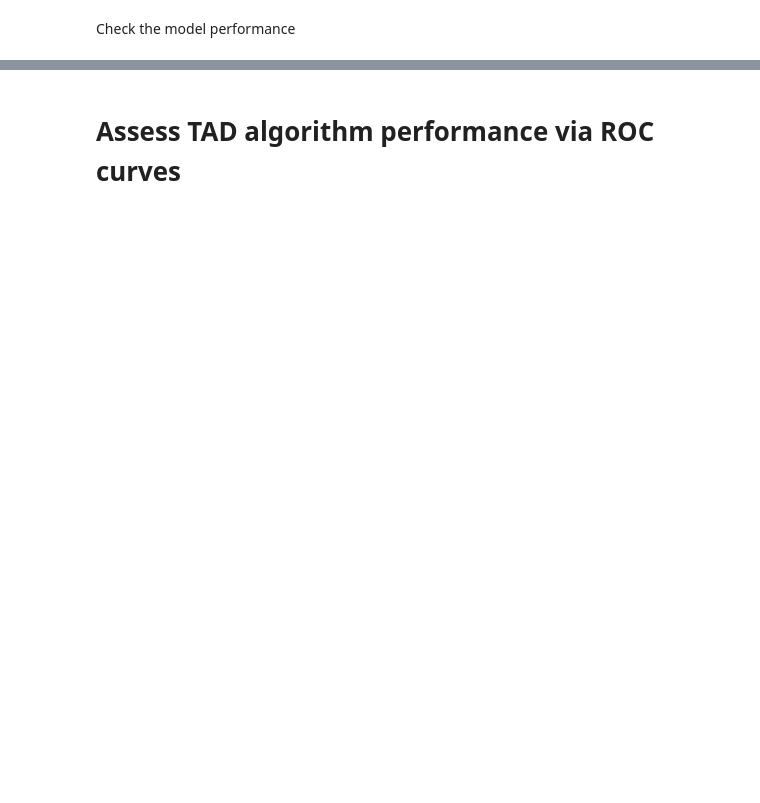
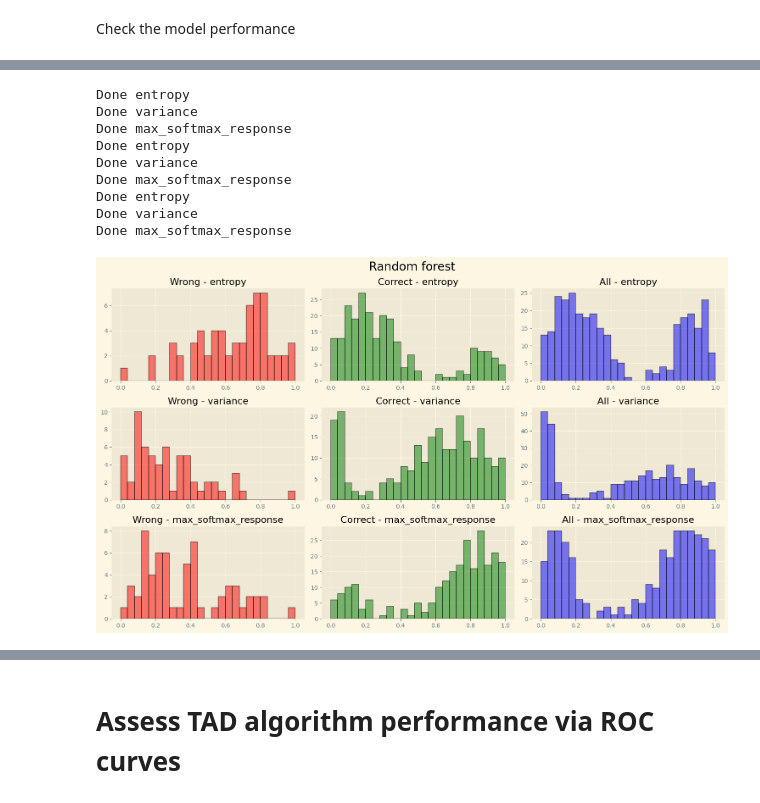
Before and after one commit to Anatr1/timeseries-anomaly-detection, a Jupyter notebook: src/model_RANDOM_FOREST.ipynb, the cells around one changed output, grey strips where cells are left out. Saved outputs shown, nothing was run; the diff lists cells and outputs as text; code cells hidden in the pictures; blank space fills up the shorter version.

```diff
--- a/src/model_RANDOM_FOREST.ipynb
+++ b/src/model_RANDOM_FOREST.ipynb
@@ -326,3 +232,17 @@ df_features_collision_nonan_1.shape
 # %%
 preds_array_collisions = np.array([classifier.predict_proba(X_test.values) for _ in range(n_mc)])
 preds_bayes_mean_collision = np.mean(np.array(preds_array_collisions), axis = 0)
+# %%
+uncertainties_bayes_collisions = compute_uncertainty_dict(preds_array_collisions, preds_bayes_mean_collision, y_test)
+plot_uncertainty(uncertainties_bayes_collisions)
+# %% [output]
+Done entropy
+Done variance
+Done max_softmax_response
+Done entropy
+Done variance
+Done max_softmax_response
+Done entropy
+Done variance
+Done max_softmax_response
+[figure, added]
```
Also changed, not shown: parts of 68 cells of this notebook, 7 other files.
